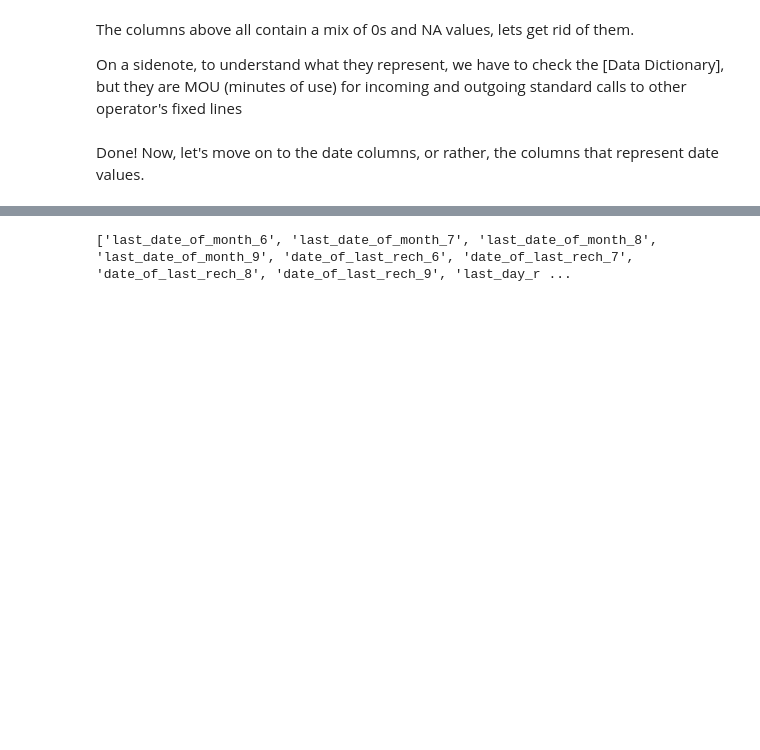
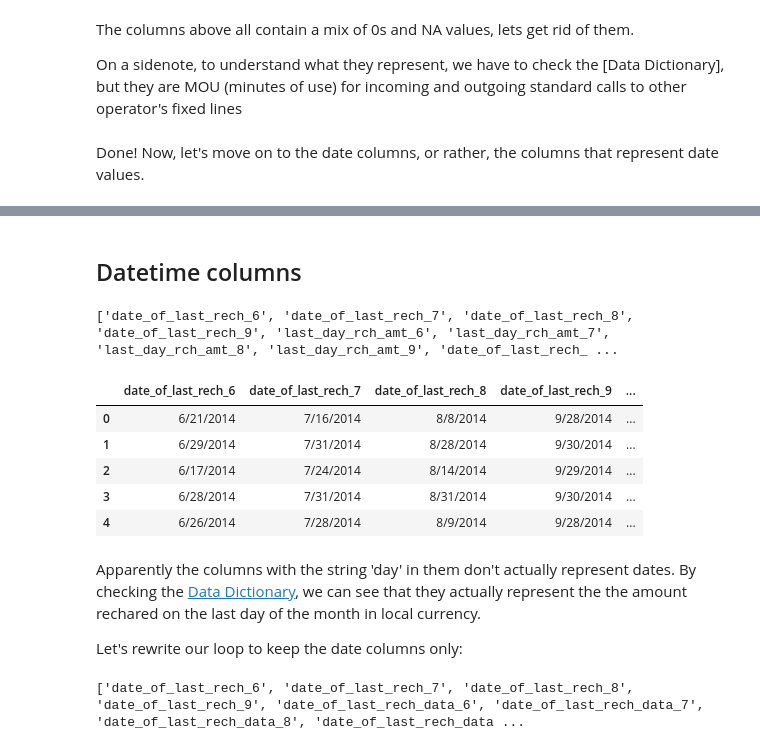
Before and after one commit to arthurcab/churn-prediction, a Jupyter notebook: notebooks/Data Preprocessing.ipynb, the cells around one changed output, grey strips where cells are left out. Cells and saved outputs as stored; diff of their text form; code cells hidden in the pictures; blank space fills up the shorter version.

Commit message:
Flagged some missing data. WIP

```diff
--- a/notebooks/Data Preprocessing.ipynb
+++ b/notebooks/Data Preprocessing.ipynb
@@ -275,7 +325,12 @@ Done! Now, let's move on to the date columns, or rather, the columns that repres
+# %%
+single_value_columns = df.columns[df.nunique() == 1]
+df.drop(single_value_columns, axis=1, inplace=True)
+# %% [markdown]
+
+## Datetime columns
 # %%
 # I'll capture the  columns that might be date columns in a list.
 # I'll do that by matching the strings 'day' or 'date' in the column name.
-
 
 date_columns = []
 
@@ -285,4 +340,30 @@ for col in df.columns:
 
 print(date_columns)
 # %% [output]
-['last_date_of_month_6', 'last_date_of_month_7', 'last_date_of_month_8', 'last_date_of_month_9', 'date_of_last_rech_6', 'date_of_last_rech_7', 'date_of_last_rech_8', 'date_of_last_rech_9', 'last_day_r ...
+['date_of_last_rech_6', 'date_of_last_rech_7', 'date_of_last_rech_8', 'date_of_last_rech_9', 'last_day_rch_amt_6', 'last_day_rch_amt_7', 'last_day_rch_amt_8', 'last_day_rch_amt_9', 'date_of_last_rech_ ...
+# %%
+df[date_columns].head()
+# %% [output]
+|  | date_of_last_rech_6 | date_of_last_rech_7 | date_of_last_rech_8 | date_of_last_rech_9 | ... |
+| 0 | 6/21/2014 | 7/16/2014 | 8/8/2014 | 9/28/2014 | ... |
+| 1 | 6/29/2014 | 7/31/2014 | 8/28/2014 | 9/30/2014 | ... |
+| 2 | 6/17/2014 | 7/24/2014 | 8/14/2014 | 9/29/2014 | ... |
+| 3 | 6/28/2014 | 7/31/2014 | 8/31/2014 | 9/30/2014 | ... |
+| 4 | 6/26/2014 | 7/28/2014 | 8/9/2014 | 9/28/2014 | ... |
+# %% [markdown]
+Apparently the columns with the string 'day' in them don't actually represent dates. By checking the [Data Dictionary](), we can see that they actually represent the the amount rechared on the last day of the month in local currency.
+
+Let's rewrite our loop to keep the date columns only:
+# %%
+# Capture the  columns that might be date columns in a list.
+# This time, we'll only match the 'date' string
+
+date_columns = []
+
+for col in df.columns:
+        if re.search(r'date', col, re.IGNORECASE):
+            date_columns.append(col)
+
+print(date_columns)
+# %% [output]
+['date_of_last_rech_6', 'date_of_last_rech_7', 'date_of_last_rech_8', 'date_of_last_rech_9', 'date_of_last_rech_data_6', 'date_of_last_rech_data_7', 'date_of_last_rech_data_8', 'date_of_last_rech_data ...
```
Also changed, not shown: parts of 22 cells of this notebook.
